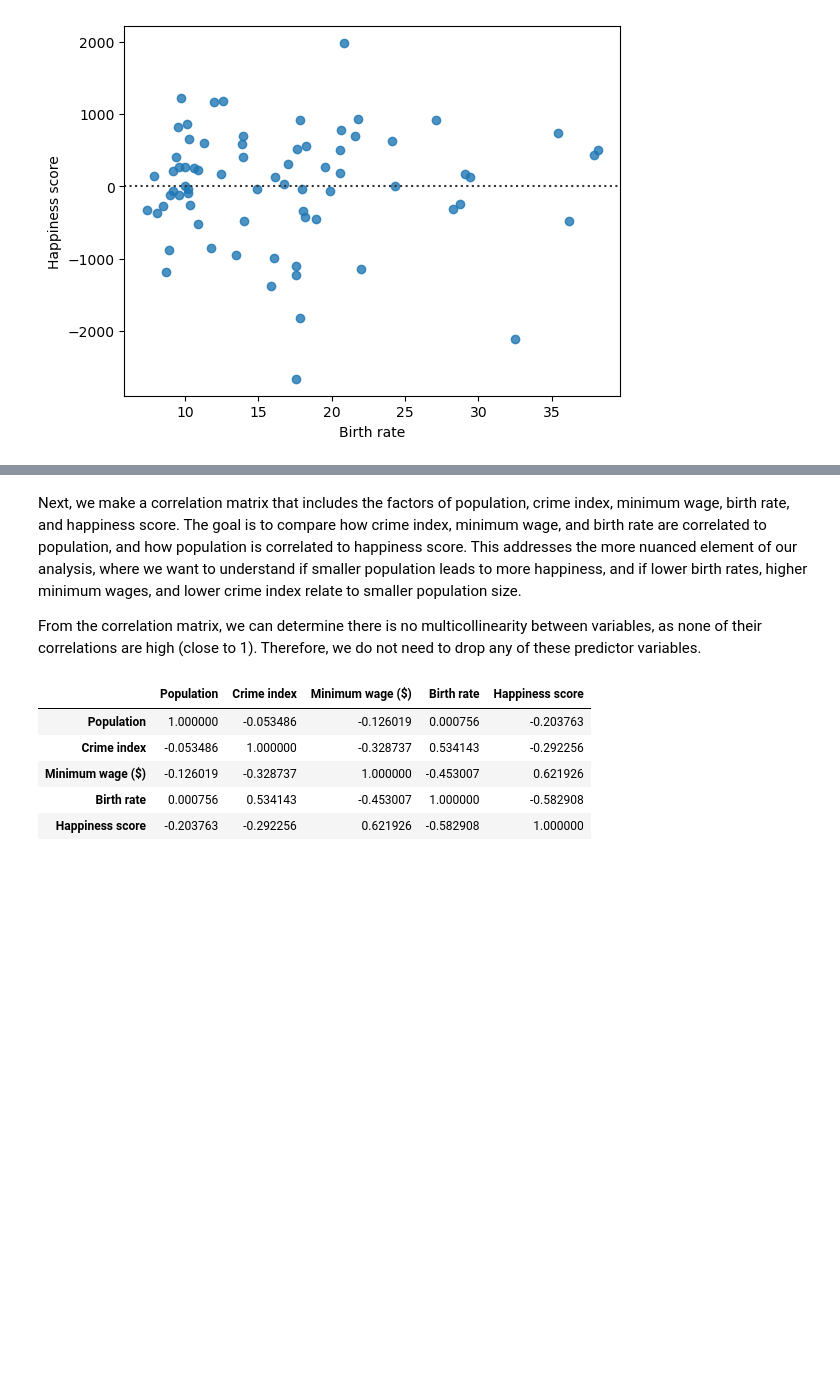
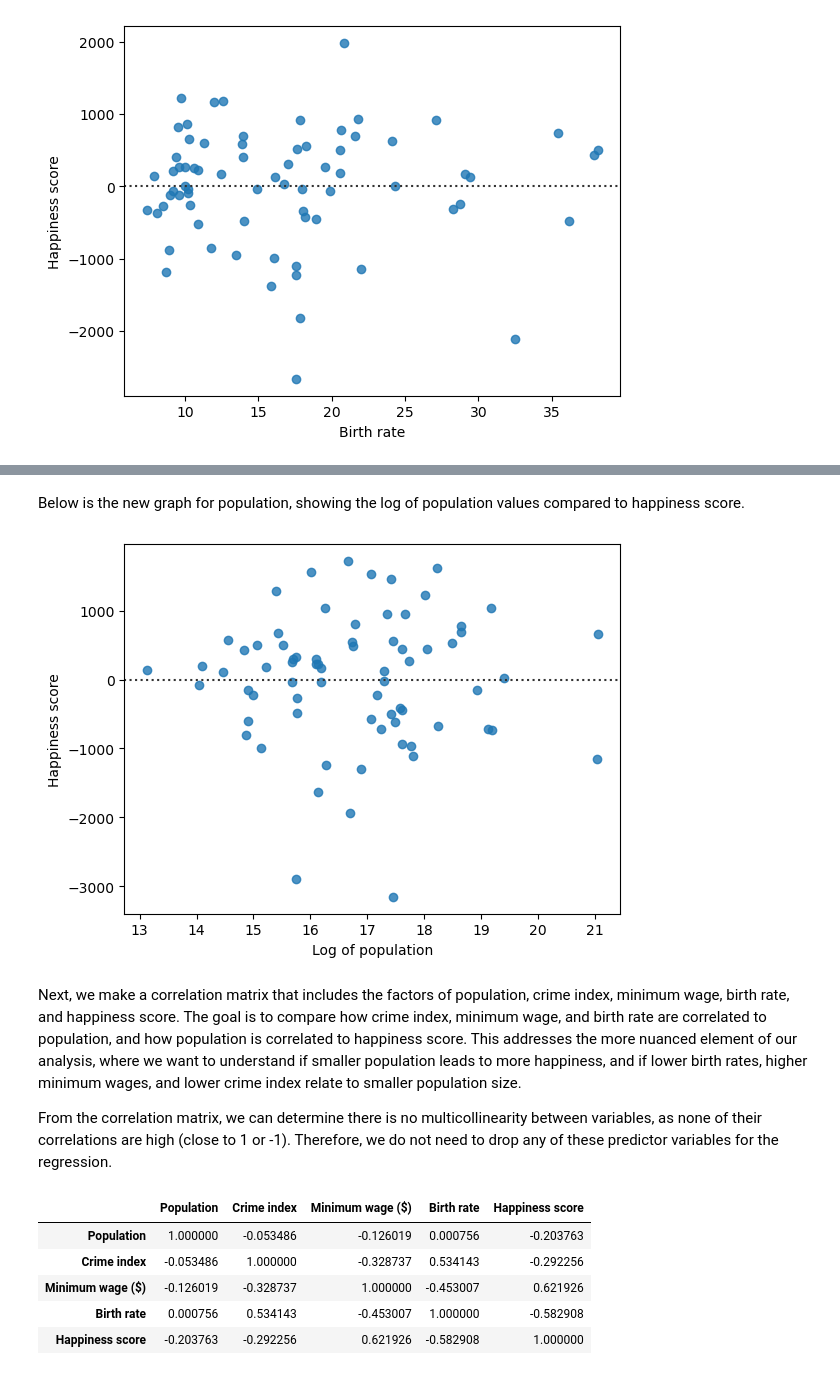
Before and after one commit to yixuanzhou1221/info2950, a Jupyter notebook: Phase 5/Phase5 2.ipynb, the cells around one changed output, grey strips where cells are left out. Drawn from its saved outputs; the diff is of its cells as text; code cells hidden in the pictures; blank space fills up the shorter version.

Commit message:
updates to data analysis

```diff
--- a/Phase 5/Phase5 2.ipynb
+++ b/Phase 5/Phase5 2.ipynb
@@ -376,7 +405,17 @@ for i in columns:
+# %% [markdown]
+Below is the new graph for population, showing the log of population values compared to happiness score.
+# %%
+hypothesis2_df["Log population"] = np.log(hypothesis2_df["Population"])
+#log_happiness_score = np.log(hypothesis2_df["Happiness score"])
+sns.residplot(data=hypothesis2_df, x="Log population", y="Happiness score")
+plt.xlabel("Log of population")
+plt.show()
+# %% [output]
+[figure, added]
 # %% [markdown]
 Next, we make a correlation matrix that includes the factors of population, crime index, minimum wage, birth rate, and happiness score. The goal is to compare how crime index, minimum wage, and birth rate are correlated to population, and how population is correlated to happiness score. This addresses the more nuanced element of our analysis, where we want to understand if smaller population leads to more happiness, and if lower birth rates, higher minimum wages, and lower crime index relate to smaller population size.
 
-From the correlation matrix, we can determine there is no multicollinearity between variables, as none of their correlations are high (close to 1). Therefore, we do not need to drop any of these predictor variables.
+From the correlation matrix, we can determine there is no multicollinearity between variables, as none of their correlations are high (close to 1 or -1). Therefore, we do not need to drop any of these predictor variables for the regression.
 # %%
 correlation = hypothesis2_df[['Population', 'Crime index', 'Minimum wage ($)', 'Birth rate',
                               'Happiness score']].corr()
```
Also changed, not shown: parts of 6 cells of this notebook.
